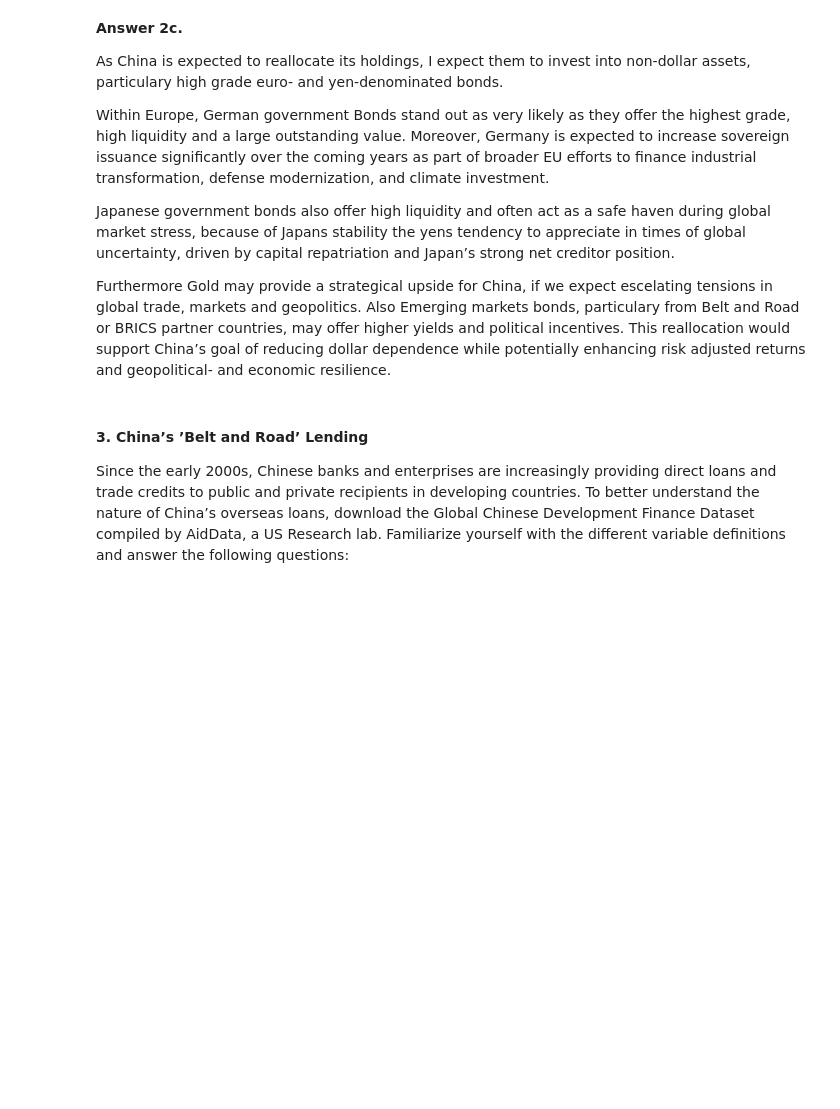
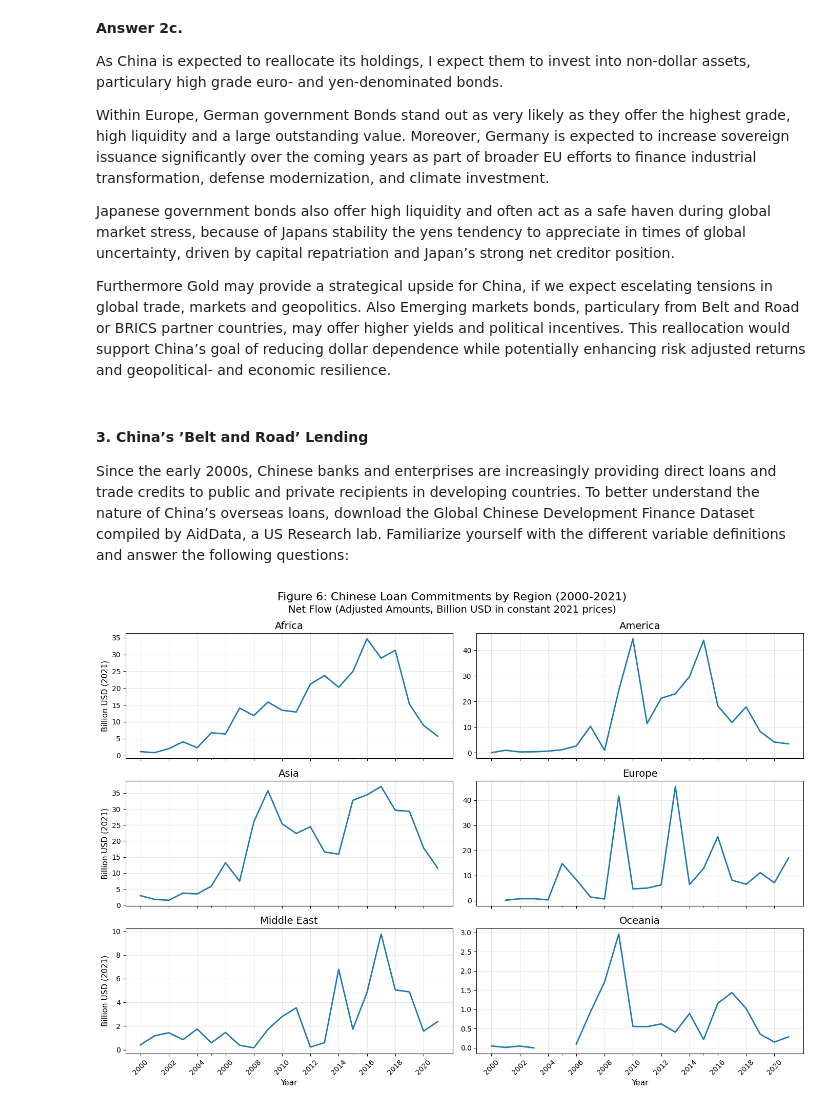
Before and after one commit to J-Wilke/Computational-Economics, a Jupyter notebook: Data Viz/China as a Global Creditor - a Data Excercise/Data Excercise.ipynb, the cells around one changed output. Cells and saved outputs as stored; diff of their text form; code cells hidden in the pictures; blank space fills up the shorter version.

```diff
--- a/Data Viz/China as a Global Creditor - a Data Excercise/Data Excercise.ipynb
+++ b/Data Viz/China as a Global Creditor - a Data Excercise/Data Excercise.ipynb
@@ -613,3 +613,87 @@ Furthermore Gold may provide a strategical upside for China, if we expect escela
 #### 3. China’s ’Belt and Road’ Lending
 
 Since the early 2000s, Chinese banks and enterprises are increasingly providing direct loans and trade credits to public and private recipients in developing countries. To better understand the nature of China’s overseas loans, download the Global Chinese Development Finance Dataset compiled by AidData, a US Research lab. Familiarize yourself with the different variable definitions and answer the following questions:
+# %%
+# Import AidData
+AidData = pd.read_excel(
+    r"C:\Users\jonaw\OneDrive\Dokumente\Coding\Computational Economics"
+    r"\Data Viz\China as a Global Creditor - a Data Excercise"
+    r"\data\AidDatasGlobalChineseDevelopmentFinanceDataset_v3.0.xlsx",
+    sheet_name="GCDF_3.0"
+)
+# %%
+# 1. Filter the rows
+AidData_df = AidData[
+    (AidData["Recommended For Aggregates"] == "Yes") &
+    (AidData["Flow Type Simplified"] == "Loan") &
+    (AidData["Commitment Year"] >= 2000)
+]
+# 2. Aggregate: sum of constant 2021 USD by year and region
+AidData_grouped = (
+    AidData_df
+    .groupby(["Commitment Year", "Recipient Region"])["Adjusted Amount (Constant USD 2021)"]
+    .sum()
+    .reset_index()
+)
+# 3. Remove "Multi-Region"
+AidData_grouped = AidData_grouped[AidData_grouped["Recipient Region"] != "Multi-Region"]
+# 4. Convert USD to billions
+AidData_grouped["Adjusted Amount (Constant USD 2021)"] /= 1e9
+# 5. Pivot for plotting
+AidData_pivot = AidData_grouped.pivot(
+    index="Commitment Year",
+    columns="Recipient Region",
+    values="Adjusted Amount (Constant USD 2021)"
+)
+
+# 6. Plot with improvements
+fig, axes = plt.subplots(nrows=3, ncols=2, figsize=(14, 10), sharex=True)
+axes = axes.flatten()
+regions = AidData_pivot.columns.sort_values()  # Sort regions
+
+for i, region in enumerate(regions):
+    if i < len(axes):
+        ax = axes[i]
+        AidData_pivot[region].plot(ax=ax, linewidth=2)
+        ax.set_title(region, loc="center", fontsize=14)
+
+        # Add vertical grid (for years)
+        ax.grid(True, axis='both', alpha=0.3)
+
+        # X-axis with all years labeled
+        years = range(2000, 2022, 2)  # Every 2 years from 2000 to 2021
+        ax.set_xticks(years)
+        ax.set_xticklabels(years, rotation=45)
+
+        # Format Y-axis - only for left column (even indices: 0, 2, 4)
+        if i % 2 == 0:
+            ax.set_ylabel("Billion USD (2021)", fontsize=11)
+
+        # X-axis label only for bottom plots
+        if i >= len(axes) - 2:
+            ax.set_xlabel("Year", fontsize=11)
+
+# Format title correctly
+plt.suptitle(
+    "Figure 6: Chinese Loan Commitments by Region (2000-2021)",
+    fontsize=16,
+    y=0.98
+)
+plt.figtext(
+    0.5, 0.94,
+    "Net Flow (Adjusted Amounts, Billion USD in constant 2021 prices)",
+    ha='center',
+    fontsize=14
+)
+
+# Adjust layout
+plt.tight_layout()
+plt.subplots_adjust(top=0.9)
+
+# Remove empty plots if there are fewer than 6 regions
+for j in range(i + 1, len(axes)):
+    fig.delaxes(axes[j])
+
+plt.show()
+# %% [output]
+[figure, added]
```
Also changed, not shown: 1 other file.
